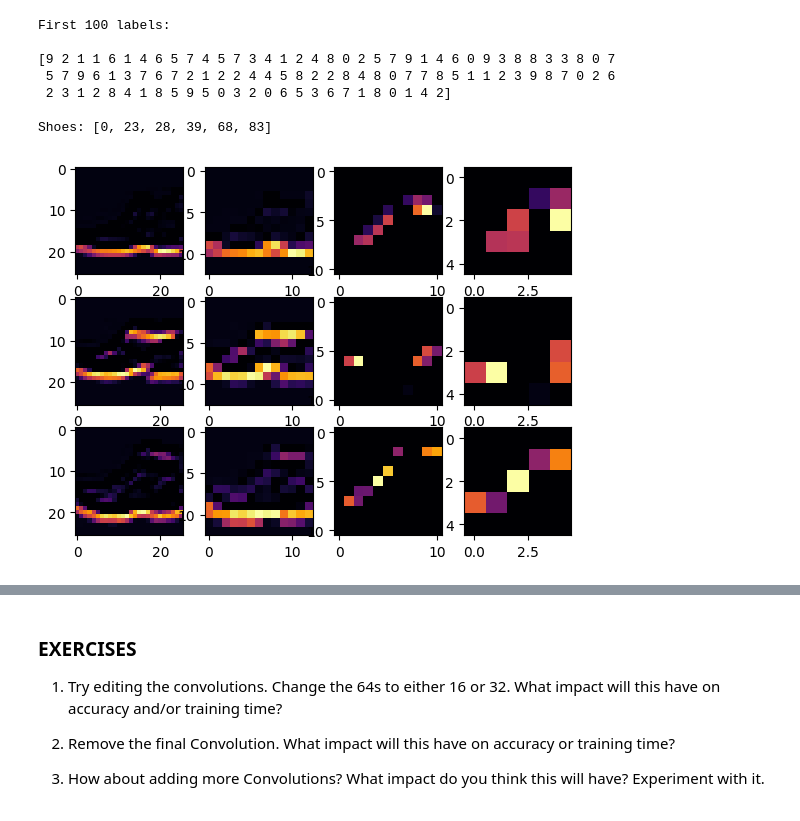
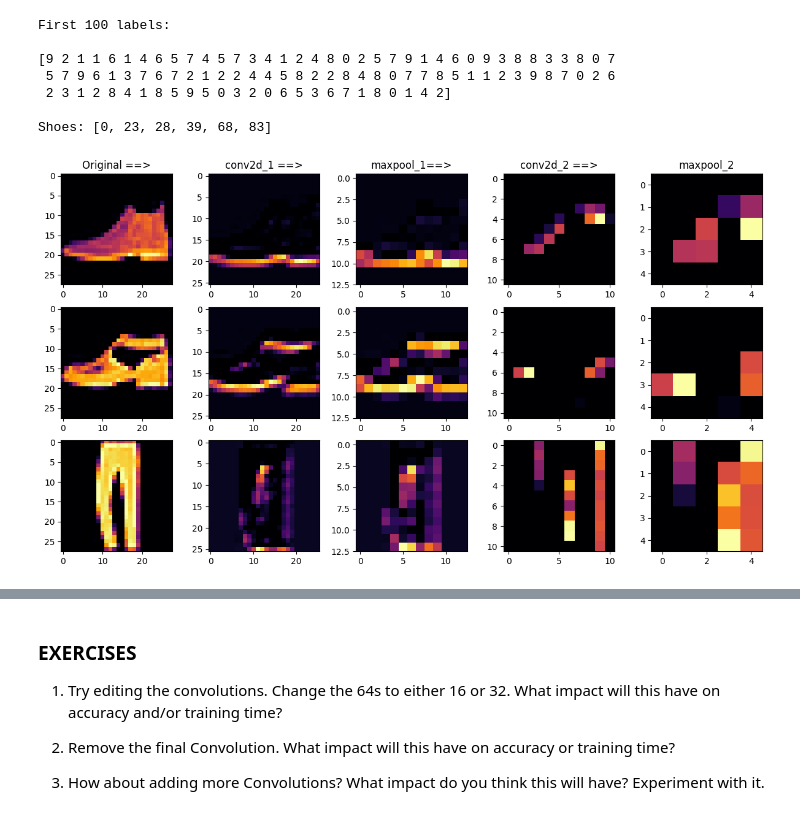
Before and after one commit to tekeuange23/ml-in-action, a Jupyter notebook: TensorFlow/tf-for-ai/C1_W3_Lab_1_improving_accuracy_using_convolutions.ipynb, the cells around one changed output, grey strips where cells are left out. Drawn from its saved outputs; the diff is of its cells as text; code cells hidden in the pictures.

```diff
--- a/TensorFlow/tf-for-ai/C1_W3_Lab_1_improving_accuracy_using_convolutions.ipynb
+++ b/TensorFlow/tf-for-ai/C1_W3_Lab_1_improving_accuracy_using_convolutions.ipynb
@@ -183,26 +183,39 @@ Shoes: [0, 23, 28, 39, 68, 83]
 # %%
 FIRST_IMAGE=0
 SECOND_IMAGE=23
-THIRD_IMAGE=28
-CONVOLUTION_NUMBER = 1
+THIRD_IMAGE=2
+CONVOLUTION_NUMBER = 1  # 0 -> 63
 layers_to_visualize = [tf.keras.layers.Conv2D, tf.keras.layers.MaxPooling2D]
 
-layer_outputs = [layer.output for layer in model.layers if type(layer) in layers_to_visualize]
-activation_model = tf.keras.models.Model(inputs = model.inputs, outputs=layer_outputs)
+layer_outputs = [layer.output for layer in model.layers if type(layer) in layers_to_visualize]  # extract all the conv & pool layers form the model
+activation_model = tf.keras.models.Model(inputs = model.inputs, outputs=layer_outputs)          # network of conv & pool layers with input shape
 
-f, axarr = plt.subplots(3,len(layer_outputs))
+f, axarr = plt.subplots(3,len(layer_outputs) + 1, figsize=(15, 8))
+axarr[0,0].set_title('Original ==>') # 28*28
+axarr[0,1].set_title('conv2d_1 ==>') # 26*26
+axarr[0,2].set_title('maxpool_1==>') # 13*13
+axarr[0,3].set_title('conv2d_2 ==>') # 11*11
+axarr[0,4].set_title('maxpool_2')    # 5 * 5
 
-for x in range(len(layer_outputs)):
+# Original
+axarr[0,0].imshow(test_images[FIRST_IMAGE],  cmap='inferno')
+axarr[1,0].imshow(test_images[SECOND_IMAGE], cmap='inferno')
+axarr[2,0].imshow(test_images[THIRD_IMAGE],  cmap='inferno')
+axarr[0,0].grid(False)
+axarr[1,0].grid(False)
+axarr[2,0].grid(False)
+
+for x in range(len(layer_outputs)): # 04
     f1 = activation_model.predict(test_images[FIRST_IMAGE].reshape(1, 28, 28, 1), verbose=False)[x]
-    axarr[0,x].imshow(f1[0, :, :, CONVOLUTION_NUMBER], cmap='inferno')
-    axarr[0,x].grid(False)
+    axarr[0,x+1].imshow(f1[0, :, :, CONVOLUTION_NUMBER], cmap='inferno')
+    axarr[0,x+1].grid(False)
 
     f2 = activation_model.predict(test_images[SECOND_IMAGE].reshape(1, 28, 28, 1), verbose=False)[x]
-    axarr[1,x].imshow(f2[0, :, :, CONVOLUTION_NUMBER], cmap='inferno')
-    axarr[1,x].grid(False)
+    axarr[1,x+1].imshow(f2[0, :, :, CONVOLUTION_NUMBER], cmap='inferno')
+    axarr[1,x+1].grid(False)
 
     f3 = activation_model.predict(test_images[THIRD_IMAGE].reshape(1, 28, 28, 1), verbose=False)[x]
-    axarr[2,x].imshow(f3[0, :, :, CONVOLUTION_NUMBER], cmap='inferno')
-    axarr[2,x].grid(False)
+    axarr[2,x+1].imshow(f3[0, :, :, CONVOLUTION_NUMBER], cmap='inferno')
+    axarr[2,x+1].grid(False)
 # %% [output]
-[figure, old version]
+[figure, new version]
```
Also changed, not shown: parts of 2 cells of this notebook.
